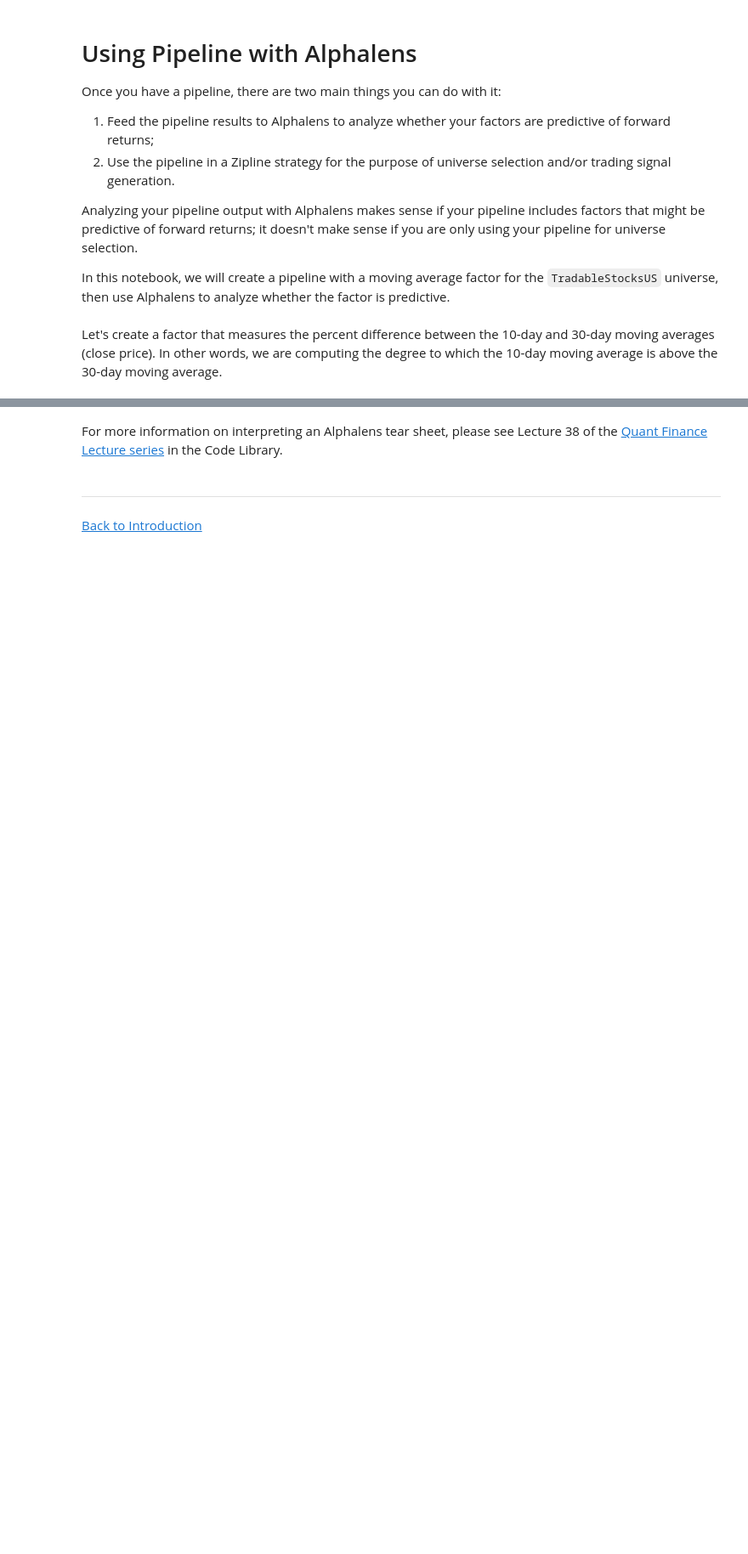
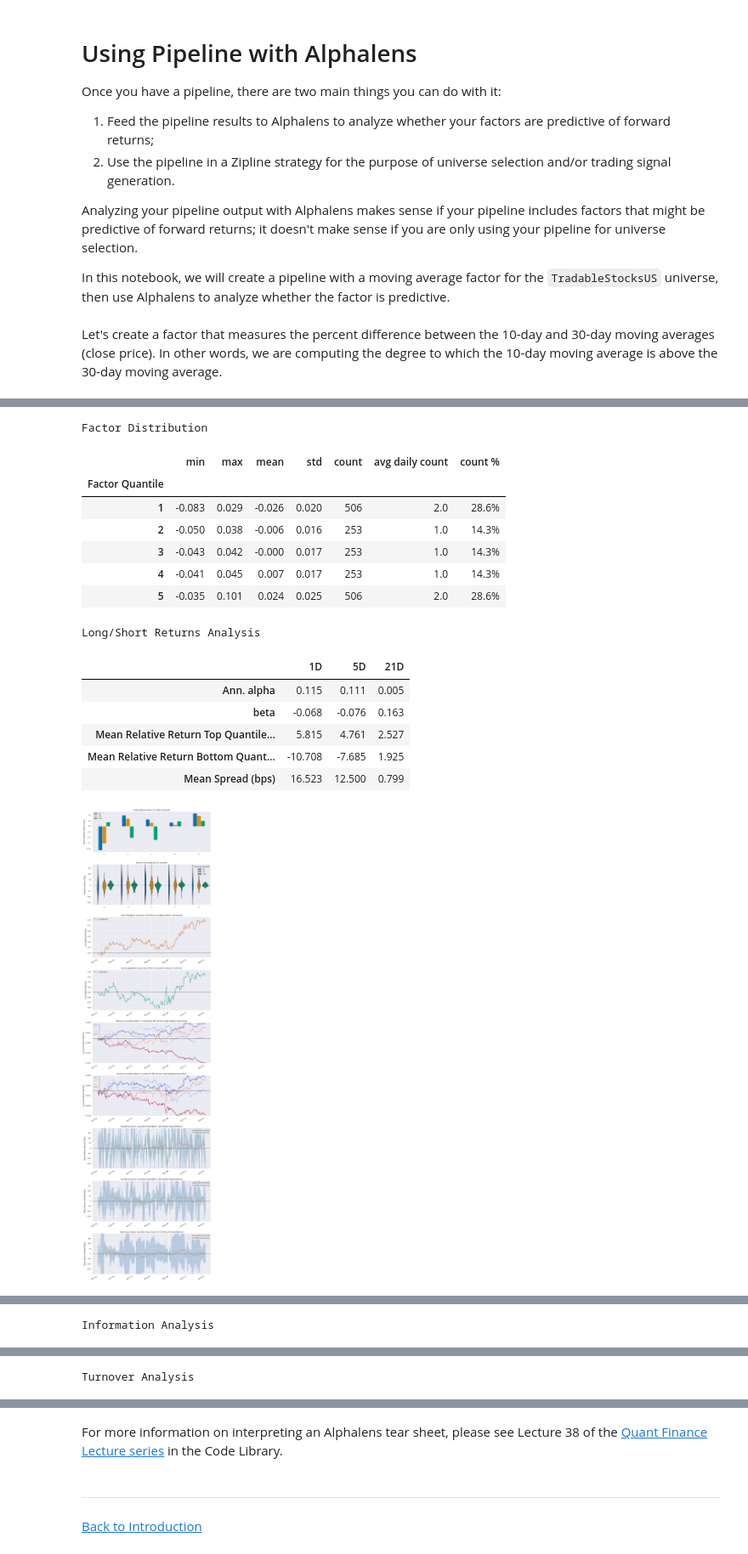
Before and after one commit to quantrocket-codeload/pipeline-tutorial, a Jupyter notebook: pipeline_tutorial/Lesson13-Alphalens.ipynb, the cells around one changed output, grey strips where cells are left out. Shown at 85% size. Cells and saved outputs as stored; diff of their text form; code cells hidden in the pictures; blank space fills up the shorter version.

```diff
--- a/pipeline_tutorial/Lesson13-Alphalens.ipynb
+++ b/pipeline_tutorial/Lesson13-Alphalens.ipynb
@@ -29,10 +28,10 @@ def make_pipeline():
     universe = TradableStocksUS()
 
     # 10-day close price average.
-    mean_10 = SimpleMovingAverage(inputs=[EquityPricing.close], window_length=10, mask=universe)
+    mean_10 = SimpleMovingAverage(inputs=EquityPricing.close, window_length=10, mask=universe)
 
     # 30-day close price average.
-    mean_30 = SimpleMovingAverage(inputs=[EquityPricing.close], window_length=30, mask=universe)
+    mean_30 = SimpleMovingAverage(inputs=EquityPricing.close, window_length=30, mask=universe)
 
     # Percent difference factor.
     percent_difference = (mean_10 - mean_30) / mean_30
@@ -61,5 +50,29 @@ To see if our factor is predictive of forward returns, we use the factor data to
 # %%
-from zipline.research import get_forward_returns
+import alphalens as al
 
-# Get forward returns for the next day, next week, and next month
-forward_returns = get_forward_returns(factors, periods=[1,5,21])
+al.from_pipeline(
+    make_pipeline(),
+    start_date='2015-01-01',
+    end_date='2016-01-01',
+    factor="percent_difference",
+    # analyze forward returns for the next day, next week, and next month
+    periods=[1,5,21],
+    groupby="sector"
+)
+# %% [output]
+Factor Distribution
+|  | min | max | mean | std | count | avg daily count | count % |
+| Factor Quantile |  |  |  |  |  |  |  |
+| 1 | -0.083 | 0.029 | -0.026 | 0.020 | 506 | 2.0 | 28.6% |
+| 2 | -0.050 | 0.038 | -0.006 | 0.016 | 253 | 1.0 | 14.3% |
+| 3 | -0.043 | 0.042 | -0.000 | 0.017 | 253 | 1.0 | 14.3% |
+| 4 | -0.041 | 0.045 | 0.007 | 0.017 | 253 | 1.0 | 14.3% |
+| 5 | -0.035 | 0.101 | 0.024 | 0.025 | 506 | 2.0 | 28.6% |
+Long/Short Returns Analysis
+|  | 1D | 5D | 21D |
+| Ann. alpha | 0.115 | 0.111 | 0.005 |
+| beta | -0.068 | -0.076 | 0.163 |
+| Mean Relative Return Top Quantile... | 5.815 | 4.761 | 2.527 |
+| Mean Relative Return Bottom Quant... | -10.708 | -7.685 | 1.925 |
+| Mean Spread (bps) | 16.523 | 12.500 | 0.799 |
+[figure, added]
@@ -65,0 +80 @@ forward_returns = get_forward_returns(factors, periods=[1,5,21])
+Information Analysis
@@ -65,0 +90 @@ forward_returns = get_forward_returns(factors, periods=[1,5,21])
+Turnover Analysis
```
Also changed, not shown: parts of 12 cells of this notebook, 13 other files.
